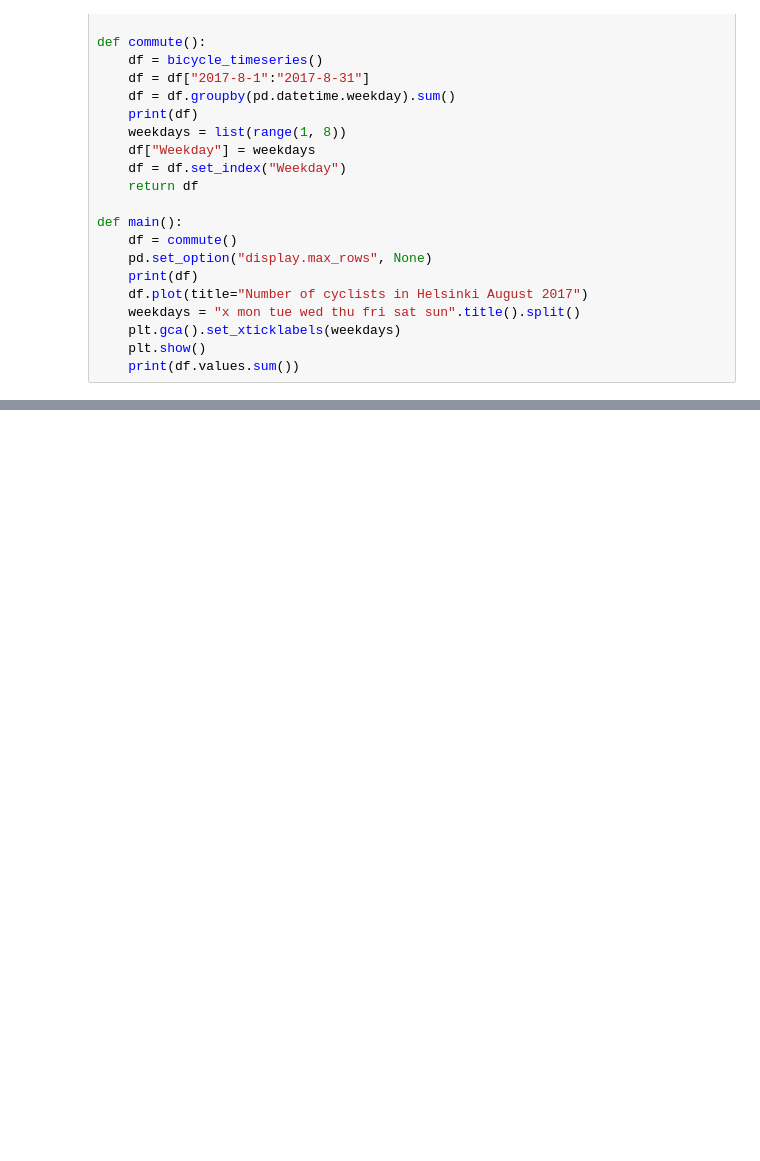
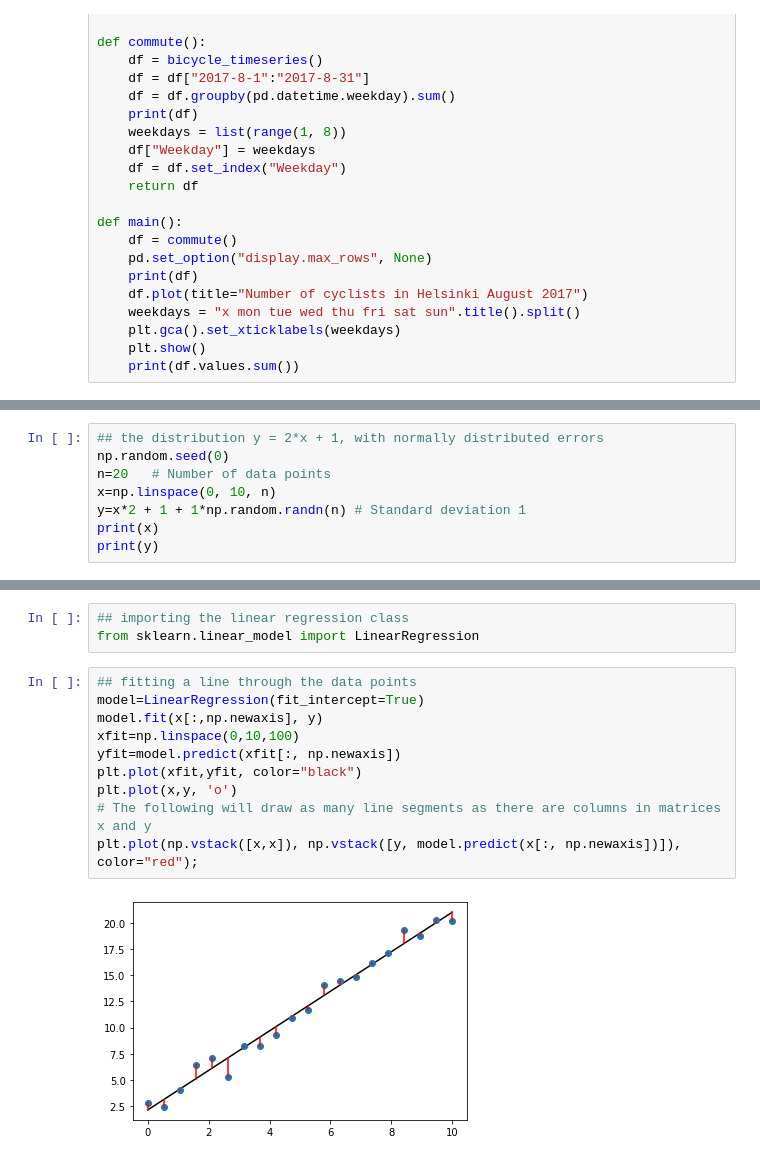
Before and after one commit to annassanchez/HY-2021-DataScience, a Jupyter notebook: week05/week05.ipynb, the cells around one changed output, grey strips where cells are left out. Saved outputs shown, nothing was run; the diff lists cells and outputs as text; blank space fills up the shorter version.

Commit message:
added theory on linear regression

```diff
--- a/week05/week05.ipynb
+++ b/week05/week05.ipynb
@@ -1069,0 +1078,8 @@ def main():
+# %%
+## the distribution y = 2*x + 1, with normally distributed errors
+np.random.seed(0)
+n=20   # Number of data points
+x=np.linspace(0, 10, n)
+y=x*2 + 1 + 1*np.random.randn(n) # Standard deviation 1
+print(x)
+print(y)
@@ -1069,0 +1095,15 @@ def main():
+# %%
+## importing the linear regression class
+from sklearn.linear_model import LinearRegression
+# %%
+## fitting a line through the data points
+model=LinearRegression(fit_intercept=True)
+model.fit(x[:,np.newaxis], y)
+xfit=np.linspace(0,10,100)
+yfit=model.predict(xfit[:, np.newaxis])
+plt.plot(xfit,yfit, color="black")
+plt.plot(x,y, 'o')
+# The following will draw as many line segments as there are columns in matrices x and y
+plt.plot(np.vstack([x,x]), np.vstack([y, model.predict(x[:, np.newaxis])]), color="red");
+# %% [output]
+[figure, added]
```
Also changed, not shown: parts of 11 cells of this notebook.
